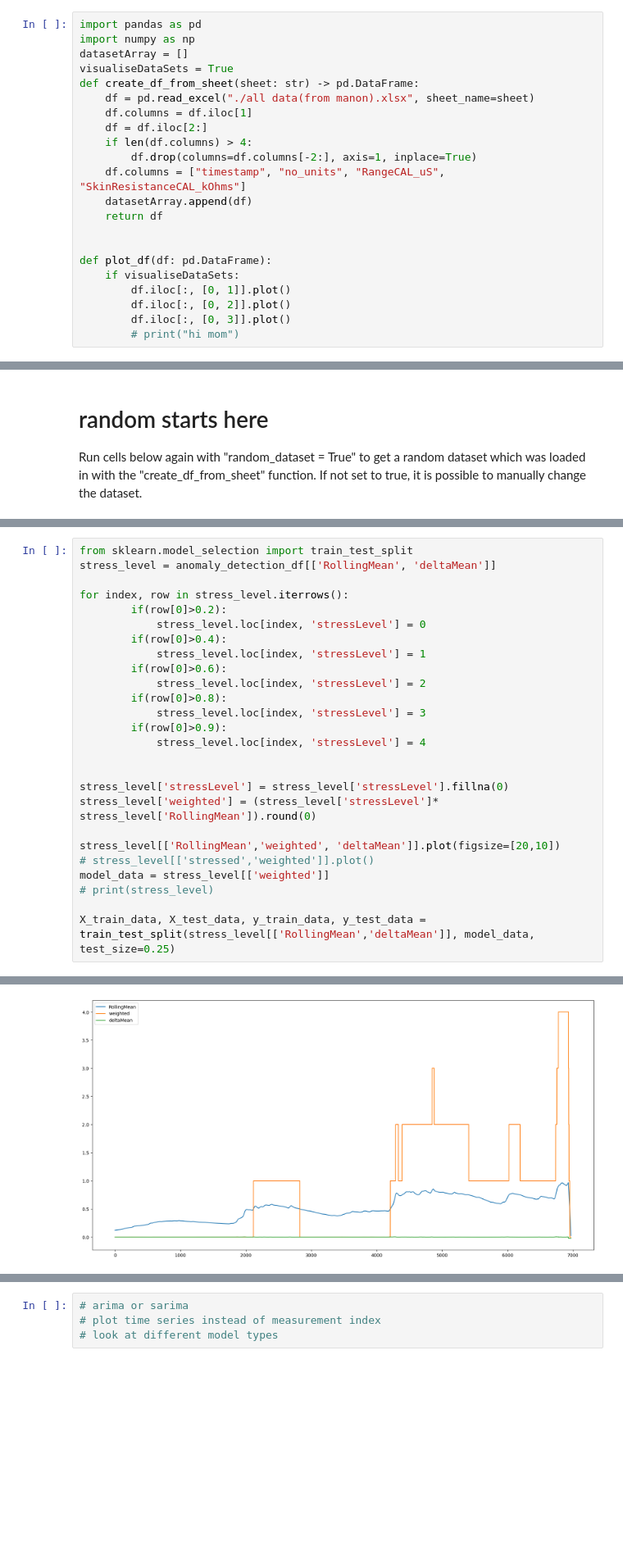
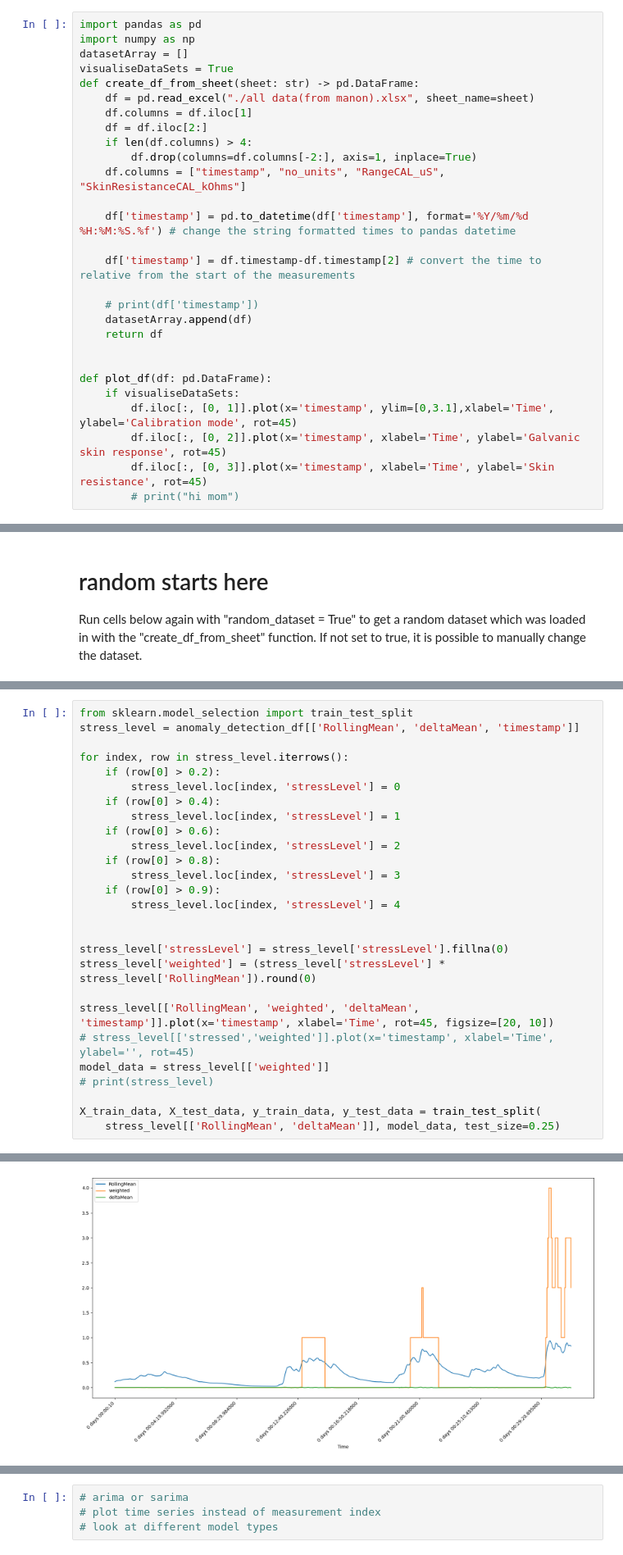
Before and after one commit to Inn0/STP1StressVisualisation, a Jupyter notebook: StressThreshold.ipynb, the cells around one changed output, grey strips where cells are left out. Shown at 82% size. Drawn from its saved outputs; the diff is of its cells as text; blank space fills up the shorter version.

```diff
--- a/StressThreshold.ipynb
+++ b/StressThreshold.ipynb
@@ -10,15 +10,21 @@ def create_df_from_sheet(sheet: str) -> pd.DataFrame:
     if len(df.columns) > 4:
         df.drop(columns=df.columns[-2:], axis=1, inplace=True)
     df.columns = ["timestamp", "no_units", "RangeCAL_uS", "SkinResistanceCAL_kOhms"]
+
+    df['timestamp'] = pd.to_datetime(df['timestamp'], format='%Y/%m/%d %H:%M:%S.%f') # change the string formatted times to pandas datetime
+
+    df['timestamp'] = df.timestamp-df.timestamp[2] # convert the time to relative from the start of the measurements
+
+    # print(df['timestamp'])
     datasetArray.append(df)
     return df
 
 
 def plot_df(df: pd.DataFrame):
     if visualiseDataSets:
-        df.iloc[:, [0, 1]].plot()
-        df.iloc[:, [0, 2]].plot()
-        df.iloc[:, [0, 3]].plot()
+        df.iloc[:, [0, 1]].plot(x='timestamp', ylim=[0,3.1],xlabel='Time', ylabel='Calibration mode', rot=45)
+        df.iloc[:, [0, 2]].plot(x='timestamp', xlabel='Time', ylabel='Galvanic skin response', rot=45)
+        df.iloc[:, [0, 3]].plot(x='timestamp', xlabel='Time', ylabel='Skin resistance', rot=45)
         # print("hi mom")
 # %%
 test612_1 = create_df_from_sheet("612_1")
@@ -217,27 +222,28 @@ anomaly_detection_df
 # %%
 from sklearn.model_selection import train_test_split
-stress_level = anomaly_detection_df[['RollingMean', 'deltaMean']]
+stress_level = anomaly_detection_df[['RollingMean', 'deltaMean', 'timestamp']]
 
 for index, row in stress_level.iterrows():
-        if(row[0]>0.2):
-            stress_level.loc[index, 'stressLevel'] = 0
-        if(row[0]>0.4):
-            stress_level.loc[index, 'stressLevel'] = 1
-        if(row[0]>0.6):
-            stress_level.loc[index, 'stressLevel'] = 2
-        if(row[0]>0.8):
-            stress_level.loc[index, 'stressLevel'] = 3
-        if(row[0]>0.9):
-            stress_level.loc[index, 'stressLevel'] = 4
+    if (row[0] > 0.2):
+        stress_level.loc[index, 'stressLevel'] = 0
+    if (row[0] > 0.4):
+        stress_level.loc[index, 'stressLevel'] = 1
+    if (row[0] > 0.6):
+        stress_level.loc[index, 'stressLevel'] = 2
+    if (row[0] > 0.8):
+        stress_level.loc[index, 'stressLevel'] = 3
+    if (row[0] > 0.9):
+        stress_level.loc[index, 'stressLevel'] = 4
 
 
 stress_level['stressLevel'] = stress_level['stressLevel'].fillna(0)
-stress_level['weighted'] = (stress_level['stressLevel']* stress_level['RollingMean']).round(0)
+stress_level['weighted'] = (stress_level['stressLevel'] * stress_level['RollingMean']).round(0)
 
-stress_level[['RollingMean','weighted', 'deltaMean']].plot(figsize=[20,10])
-# stress_level[['stressed','weighted']].plot()
+stress_level[['RollingMean', 'weighted', 'deltaMean', 'timestamp']].plot(x='timestamp', xlabel='Time', rot=45, figsize=[20, 10])
+# stress_level[['stressed','weighted']].plot(x='timestamp', xlabel='Time', ylabel='', rot=45)
 model_data = stress_level[['weighted']]
 # print(stress_level)
 
-X_train_data, X_test_data, y_train_data, y_test_data = train_test_split(stress_level[['RollingMean','deltaMean']], model_data, test_size=0.25)
+X_train_data, X_test_data, y_train_data, y_test_data = train_test_split(
+    stress_level[['RollingMean', 'deltaMean']], model_data, test_size=0.25)
 # %% [output]
@@ -254,4 +250,4 @@ See the caveats in the documentation: https://pandas.pydata.org/pandas-docs/stab
-[figure, old version]
+[figure, new version]
 # %%
 from sklearn import tree
 from sklearn.tree import DecisionTreeClassifier
```
Also changed, not shown: parts of 21 cells of this notebook.
